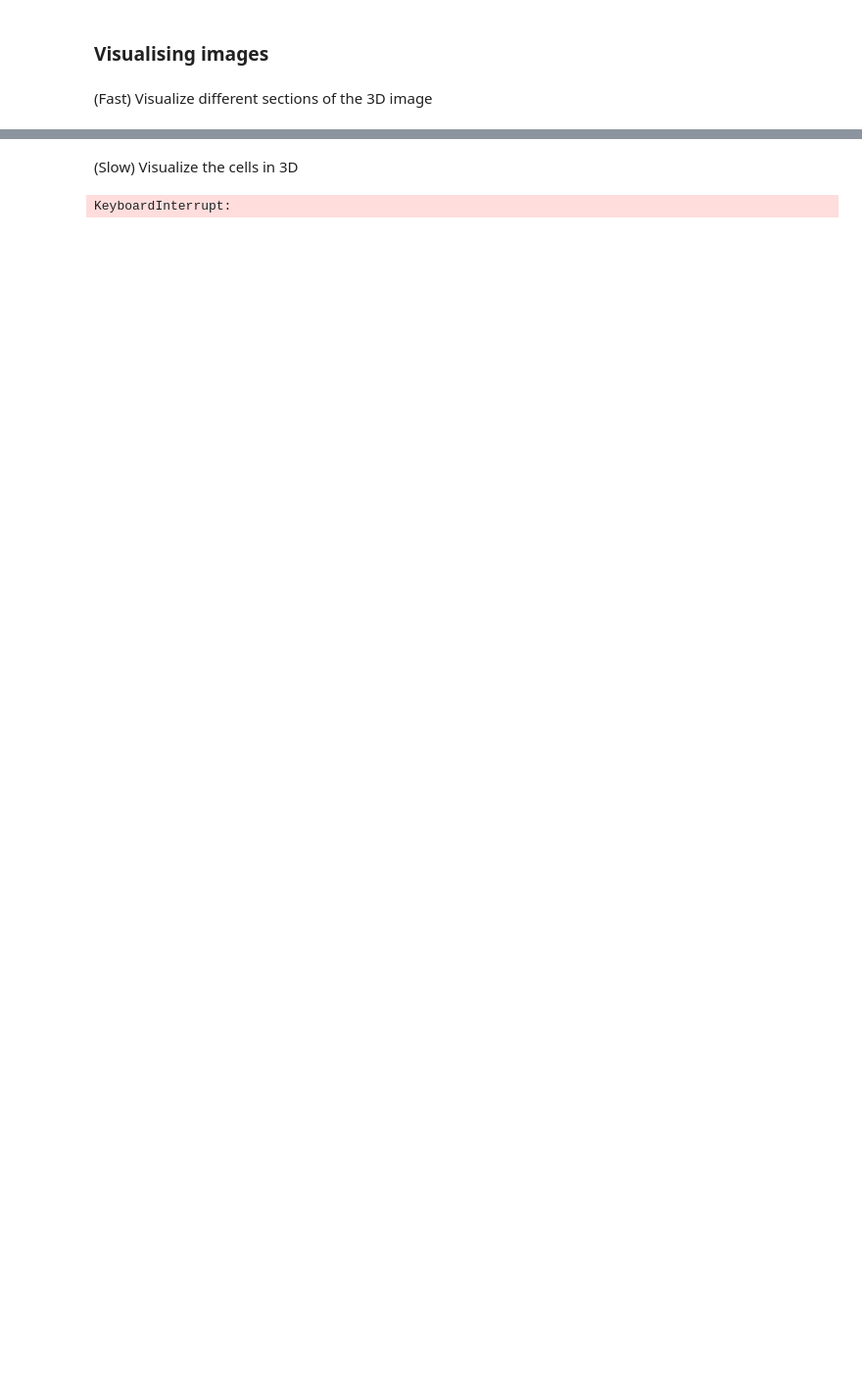
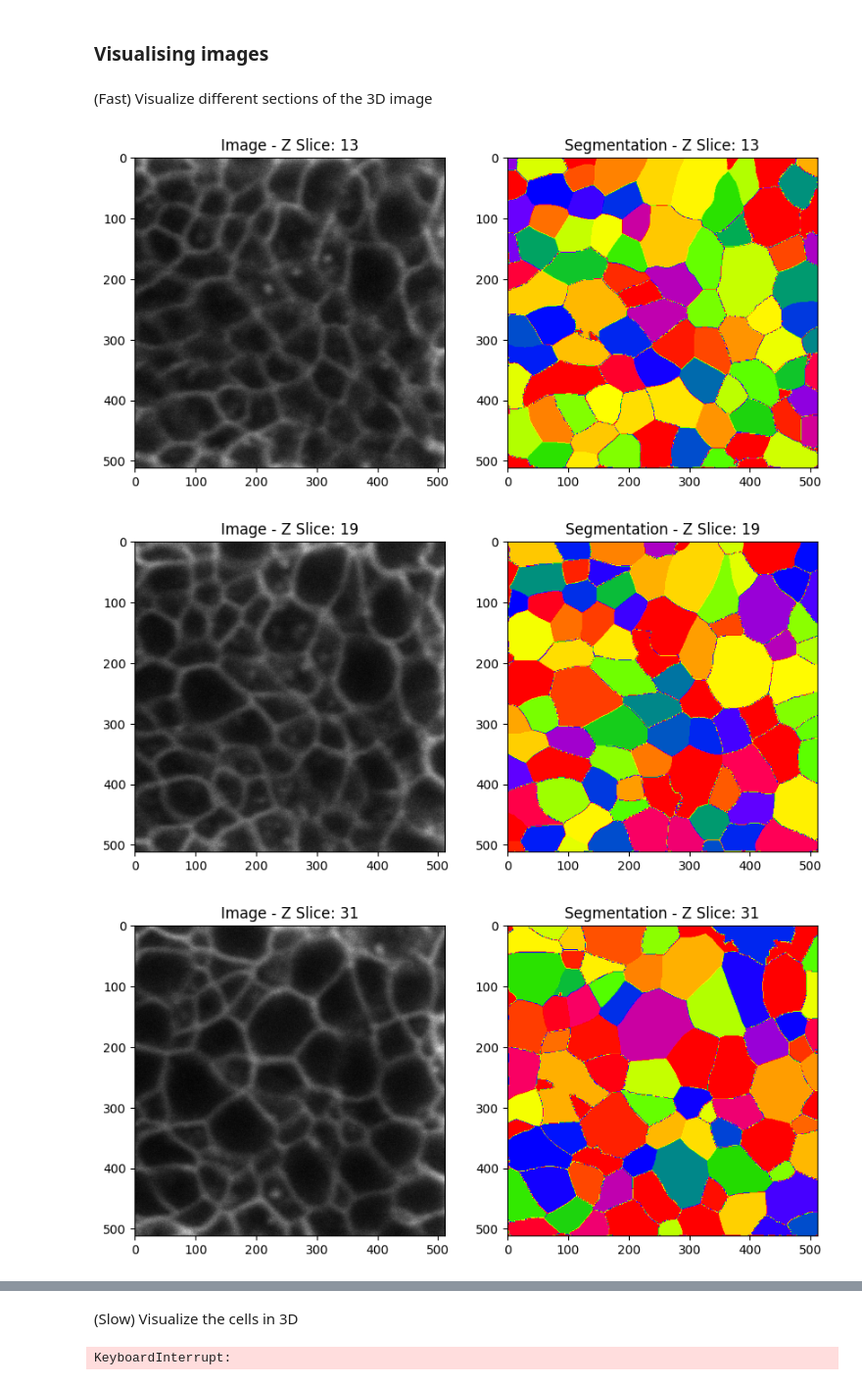
Before and after one commit to Pablo1990/3D-deep-segmentation-protocol, a Jupyter notebook: 3D_deep_segmentation_protocol.ipynb, the cells around one changed output, grey strips where cells are left out. Shown at 98% size. Saved outputs shown, nothing was run; the diff lists cells and outputs as text; code cells hidden in the pictures; blank space fills up the shorter version.

Commit message:
Initial segmentation almost done. Denoising ongoing

```diff
--- a/3D_deep_segmentation_protocol.ipynb
+++ b/3D_deep_segmentation_protocol.ipynb
@@ -163,7 +200,7 @@ elif Channel_to_use_for_segmentation == "Red":
 #@markdown ### Segmentation parameters:
 
 #@markdown Diameter of cells (set to zero to use diameter from training set):
-diameter =  0#@param {type:"number"}
+diameter =  60#@param {type:"number"}
 #@markdown Threshold on cellprob output to seed cell masks (set lower to include more pixels or higher to include fewer, e.g. in range from (-6, 6)):
 cellprob_threshold=0 #@param {type:"slider", min:-6, max:6, step:1}
 #@markdown Stitch 2D masks into a 3D volume using a stitch_threshold on IOU:
@@ -183,13 +220,13 @@ images = [io.imread(f) for f in files]
 # Declare model
 model = models.CellposeModel(gpu=True, model_type=initial_model)
 
-# Use model diameter if user diameter is 0
-diameter = model.diam_labels if diameter==0 else diameter
+# Compute the diameter (None) if user diameter is 0
+diameter = None if diameter==0 else diameter
 
 # Run model on test images
 (masks, flows, styles) = model.eval(images,
                                     diameter=diameter,
-                                    invert=True,
+                                    channels=[0, 0],
                                     do_3D=True,
                                     cellprob_threshold=cellprob_threshold,
                                     stitch_threshold=stitch_threshold,
@@ -203,27 +248,47 @@ diameter = model.diam_labels if diameter==0 else diameter
 # %% [markdown]
 (Fast) Visualize different sections of the 3D image
 # %%
-def visualize_3d_sections(image, masks, num_sections=5):
+import matplotlib
+
+def visualize_3d_sections(image, masks, segmented=True, num_sections=5):
     """
     Visualizes different random sections of the 3D image and its segmentation.
 
     Args:
         image: A 3D numpy array representing the image.
         masks: A 3D numpy array representing the cell masks.
         num_sections: The number of random sections to visualize.
     """
 
     z_dim = image.shape[0]
-    for _ in range(num_sections):
-        z_slice = np.random.randint(0, z_dim)
+
+    # Generate 'num_sections' random numbers
+    random_sections = np.random.randint(0, z_dim, num_sections)
+
+    # Sort the random numbers in ascending order
+    random_sections = np.sort(random_sections)
+
+    # Create a colormap for all the sections
+    cmap = matplotlib.colormaps.get_cmap('prism')
+
+    for id in range(num_sections):
+        z_slice = random_sections[id]
         plt.figure(figsize=(10, 5))
         plt.subplot(1, 2, 1)
         plt.imshow(image[z_slice], cmap='gray')
         plt.title(f"Image - Z Slice: {z_slice}")
 
         plt.subplot(1, 2, 2)
-        plt.imshow(masks[z_slice])
-        plt.title(f"Segmentation - Z Slice: {z_slice}")
+        if segmented:
+          plt.imshow(masks[z_slice], cmap)
+          plt.title(f"Segmentation - Z Slice: {z_slice}")
+        else:
+          plt.imshow(image[z_slice], cmap='gray')
+          plt.title(f"Image - Z Slice: {z_slice}")
         plt.show()
 
 visualize_3d_sections(images[0], masks[0])
+# %% [output]
+[figure, added]
+[figure, added]
+[figure, added]
```
Also changed, not shown: parts of 20 cells of this notebook.
